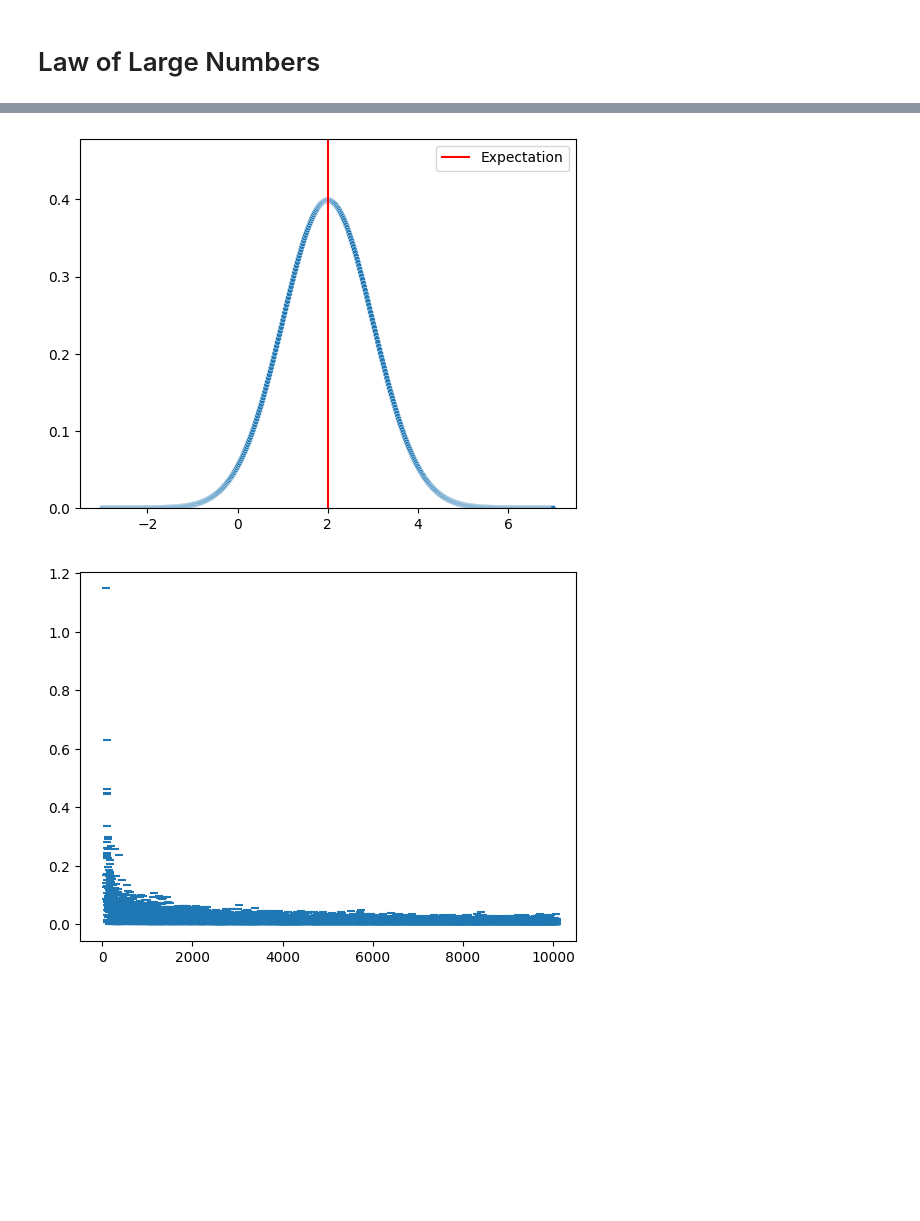
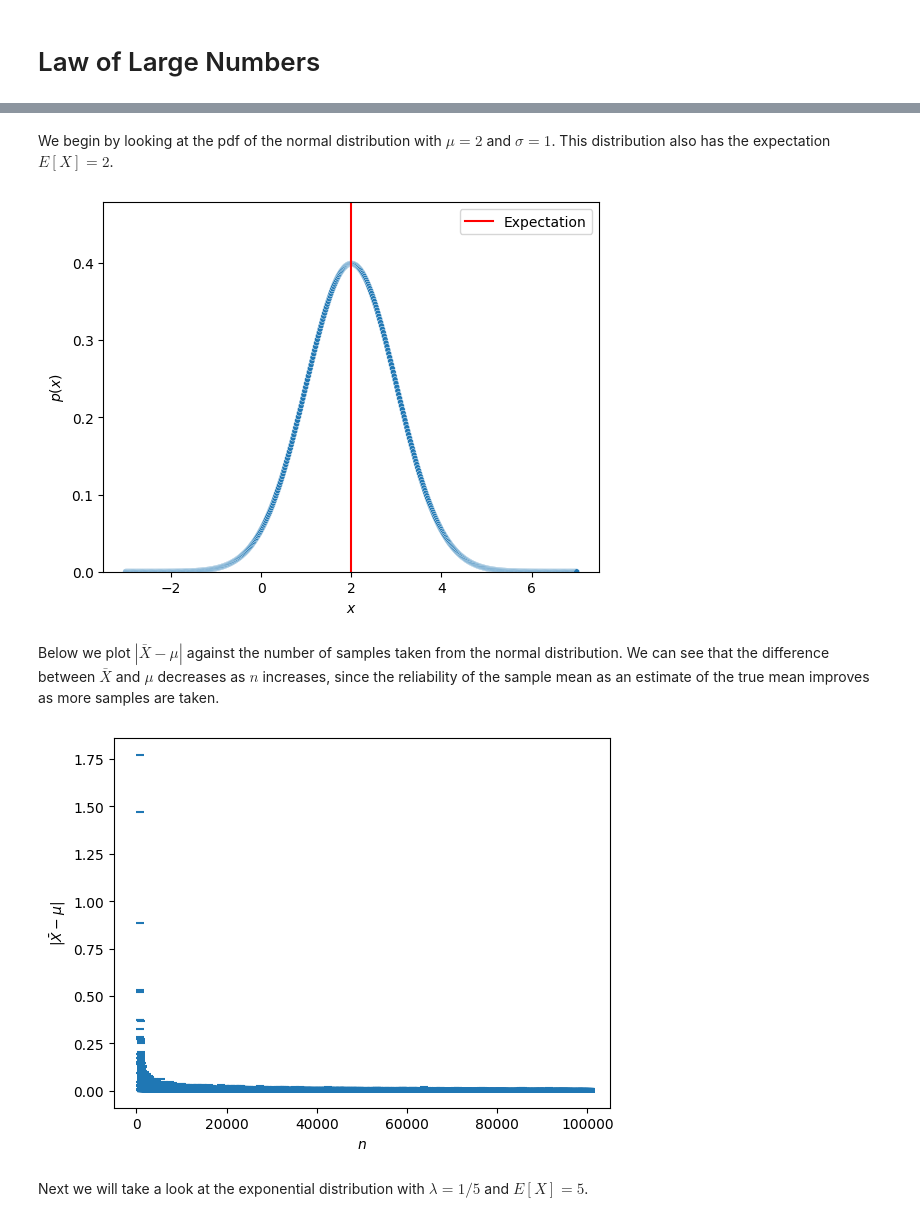
Before and after one commit to Nitram-codes/Statistics, a Jupyter notebook: Law of Large Numbers.ipynb, the cells around one changed output, grey strips where cells are left out. Drawn from its saved outputs; the diff is of its cells as text; code cells hidden in the pictures; blank space fills up the shorter version.

```diff
--- a/Law of Large Numbers.ipynb
+++ b/Law of Large Numbers.ipynb
@@ -29,7 +32,8 @@ def plotDistribution(distribution, *params):
     sns.scatterplot(x=xs, y=ys, size=1, legend=False)
     plt.plot([expectation,expectation], [0,1], c="r", label="Expectation")
     plt.legend()
-    # plt.xlim(0,)
+    plt.xlabel(r"$x$")
+    plt.ylabel(r"$p(x)$")
     plt.ylim(0, max(ys)+0.2*max(ys))
 
 def plotAbsMeanMinusExpect(distribution, samples, expectedValue, *params):
@@ -48,15 +52,23 @@ def plotAbsMeanMinusExpect(distribution, samples, expectedValue, *params):
 
     fig = plt.figure()
     ax = fig.add_subplot()
+    ax.set_xlabel(r"$n$")
+    ax.set_ylabel(r"$|\bar{X}-\mu|$")
     ax.scatter(range(1, samples+1), vals, marker=1)
+# %% [markdown]
+We begin by looking at the pdf of the normal distribution with $\mu=2$ and $\sigma=1$. This distribution also has the expectation $E[X]=2$.
 # %%
 plotDistribution("normal", 2, 1)
 # %% [output]
-[figure, old version]
+[figure, new version]
+# %% [markdown]
+Below we plot $|\bar{X}-\mu|$ against the number of samples taken from the normal distribution. We can see that the difference between $\bar{X}$ and $\mu$ decreases as $n$ increases, since the reliability of the sample mean as an estimate of the true mean improves as more samples are taken.
 # %%
-plotAbsMeanMinusExpect("normal", 10000, 2, 2, 1)
+plotAbsMeanMinusExpect("normal", 100000, 2, 2, 1)
 # %% [output]
-[figure, old version]
+[figure, new version]
+# %% [markdown]
+Next we will take a look at the exponential distribution with $\lambda=1/5$ and $E[X]=5$.
 # %%
 plotDistribution("exponential", 5)
 # %% [output]
```
Also changed, not shown: parts of 4 cells of this notebook.
